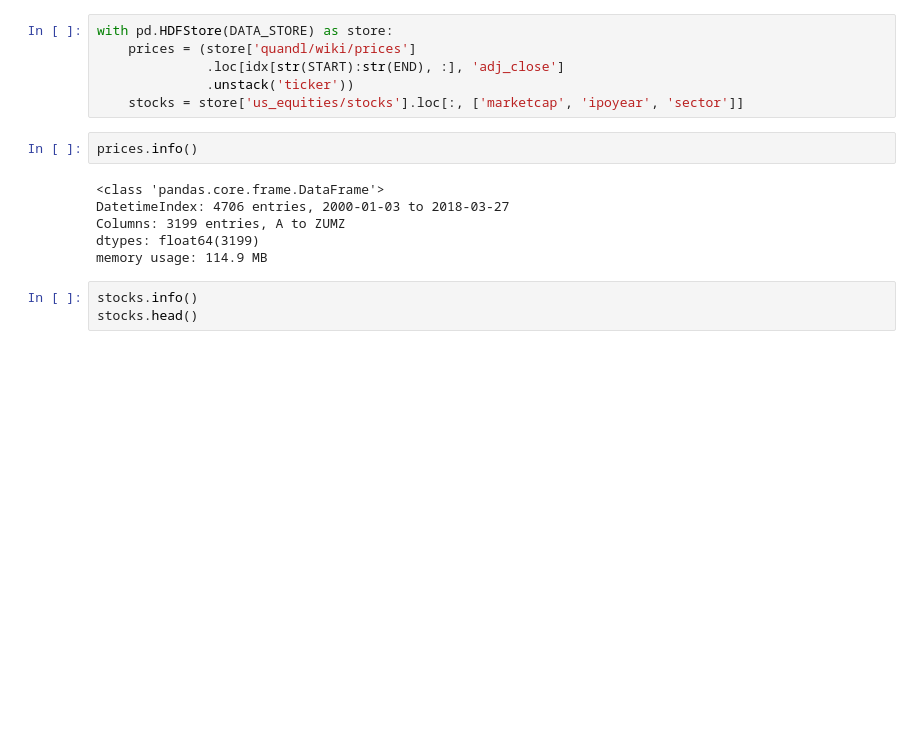
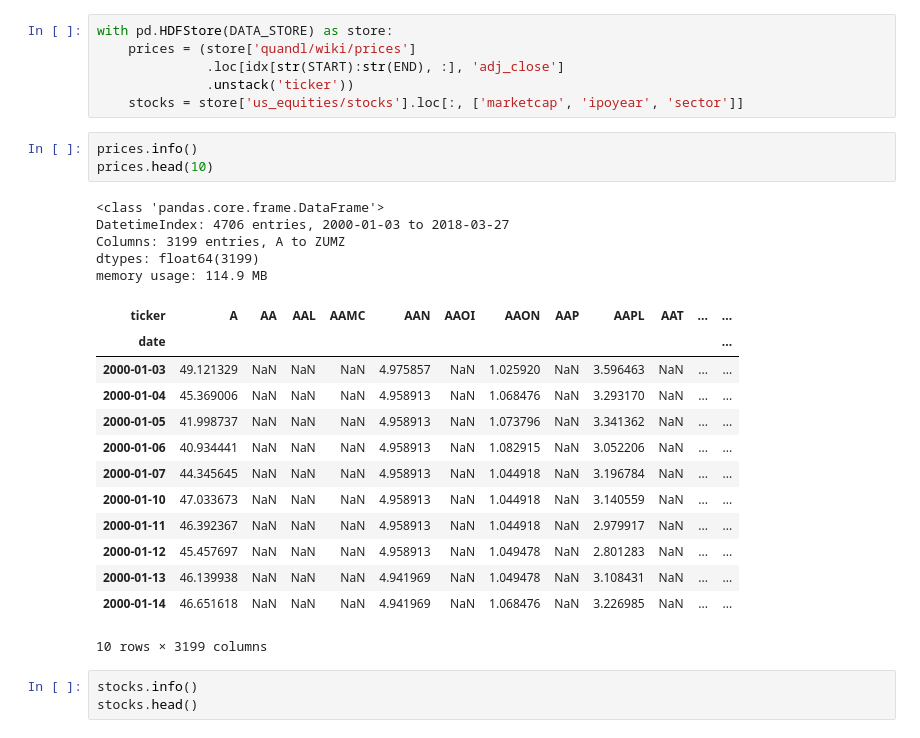
Before and after one commit to hacky1610/ML4T, a Jupyter notebook: 04_alpha_factor_research/01_feature_engineering.ipynb, the cells around one changed output. Cells and saved outputs as stored; diff of their text form; blank space fills up the shorter version.

```diff
--- a/04_alpha_factor_research/01_feature_engineering.ipynb
+++ b/04_alpha_factor_research/01_feature_engineering.ipynb
@@ -48,12 +48,26 @@ with pd.HDFStore(DATA_STORE) as store:
     stocks = store['us_equities/stocks'].loc[:, ['marketcap', 'ipoyear', 'sector']]
 # %%
 prices.info()
+prices.head(10)
 # %% [output]
 <class 'pandas.core.frame.DataFrame'>
 DatetimeIndex: 4706 entries, 2000-01-03 to 2018-03-27
 Columns: 3199 entries, A to ZUMZ
 dtypes: float64(3199)
 memory usage: 114.9 MB
+| ticker | A | AA | AAL | AAMC | AAN | AAOI | AAON | AAP | AAPL | AAT | ... | ... |
+| date |  |  |  |  |  |  |  |  |  |  |  | ... |
+| 2000-01-03 | 49.121329 | NaN | NaN | NaN | 4.975857 | NaN | 1.025920 | NaN | 3.596463 | NaN | ... | ... |
+| 2000-01-04 | 45.369006 | NaN | NaN | NaN | 4.958913 | NaN | 1.068476 | NaN | 3.293170 | NaN | ... | ... |
+| 2000-01-05 | 41.998737 | NaN | NaN | NaN | 4.958913 | NaN | 1.073796 | NaN | 3.341362 | NaN | ... | ... |
+| 2000-01-06 | 40.934441 | NaN | NaN | NaN | 4.958913 | NaN | 1.082915 | NaN | 3.052206 | NaN | ... | ... |
+| 2000-01-07 | 44.345645 | NaN | NaN | NaN | 4.958913 | NaN | 1.044918 | NaN | 3.196784 | NaN | ... | ... |
+| 2000-01-10 | 47.033673 | NaN | NaN | NaN | 4.958913 | NaN | 1.044918 | NaN | 3.140559 | NaN | ... | ... |
+| 2000-01-11 | 46.392367 | NaN | NaN | NaN | 4.958913 | NaN | 1.044918 | NaN | 2.979917 | NaN | ... | ... |
+| 2000-01-12 | 45.457697 | NaN | NaN | NaN | 4.958913 | NaN | 1.049478 | NaN | 2.801283 | NaN | ... | ... |
+| 2000-01-13 | 46.139938 | NaN | NaN | NaN | 4.941969 | NaN | 1.049478 | NaN | 3.108431 | NaN | ... | ... |
+| 2000-01-14 | 46.651618 | NaN | NaN | NaN | 4.941969 | NaN | 1.068476 | NaN | 3.226985 | NaN | ... | ... |
+10 rows × 3199 columns
 # %%
 stocks.info()
 stocks.head()
```
Also changed, not shown: parts of 2 cells of this notebook, 8 other files.
